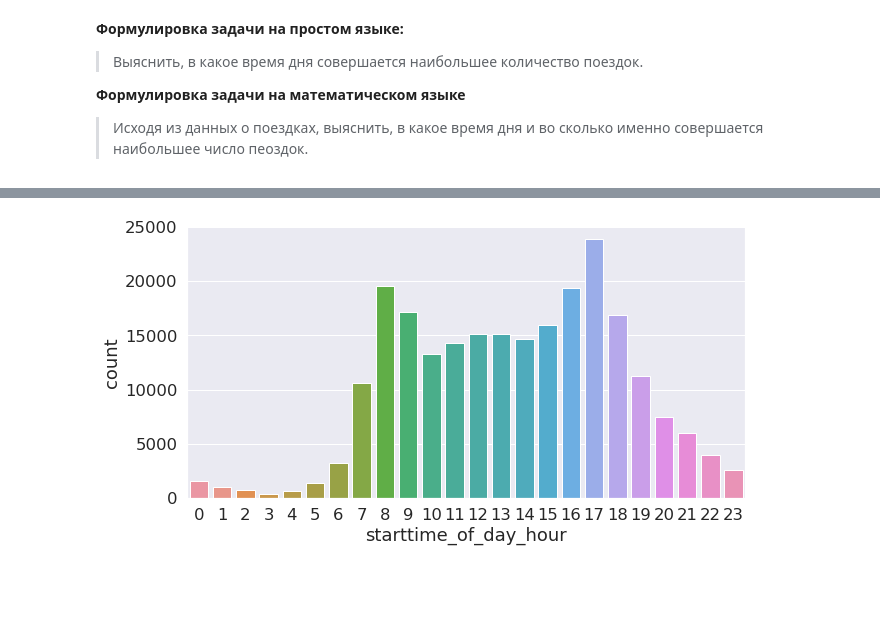
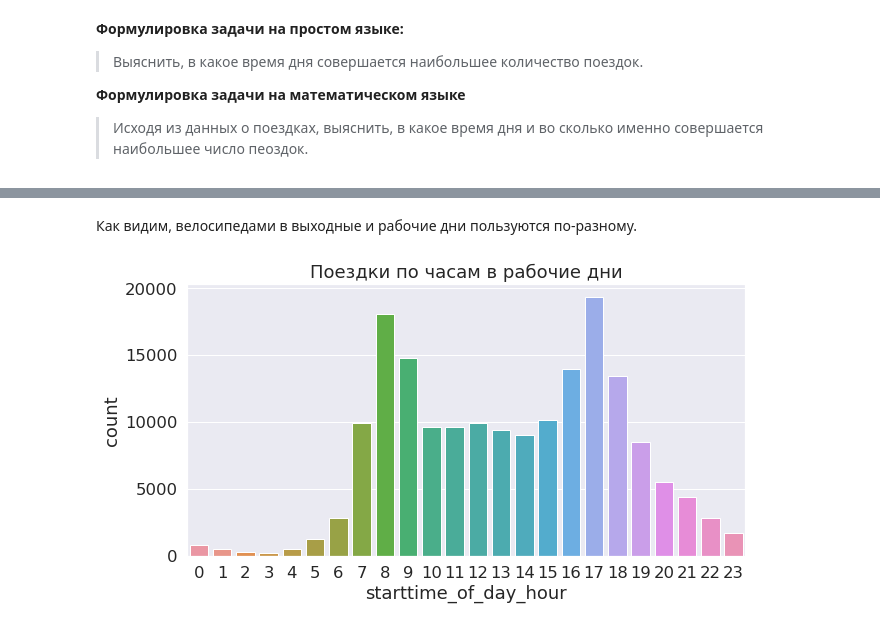
Before and after one commit to titovd/cycle-share-system-kaggle, a Jupyter notebook: notebooks/time_of_day_analysis.ipynb, the cells around one changed output, grey strips where cells are left out. Saved outputs shown, nothing was run; the diff lists cells and outputs as text; code cells hidden in the pictures; blank space fills up the shorter version.

```diff
--- a/notebooks/time_of_day_analysis.ipynb
+++ b/notebooks/time_of_day_analysis.ipynb
@@ -39,5 +39,9 @@ def get_time_of_day(hour):
         else
         "night"
     )
+
+
+def is_weekend(day):
+    return day > 4
 # %%
 trips['starttime_of_day'] = [get_time_of_day(hour) for hour in trips['starttime'].dt.hour]
@@ -43,0 +50,2 @@ trips['starttime_of_day'] = [get_time_of_day(hour) for hour in trips['starttime'
+# %%
+trips['weekend'] = is_weekend(trips.starttime.dt.weekday)
@@ -54,8 +73,11 @@ plt.show()
+# %% [markdown]
+Как видим, велосипедами в выходные и рабочие дни пользуются по-разному.
 # %%
 trips['starttime_of_day_hour'] = [hour for hour in trips['starttime'].dt.hour]
 # %%
 plt.figure(figsize=(10, 5))
-sns.countplot(x='starttime_of_day_hour', data=trips)
+plt.title('Поездки по часам в рабочие дни')
+sns.countplot(x='starttime_of_day_hour', data=trips[trips.weekend == False])
 plt.show()
 # %% [output]
-[figure, old version]
+[figure, new version]
```
Also changed, not shown: parts of 8 cells of this notebook, 4 other files.
